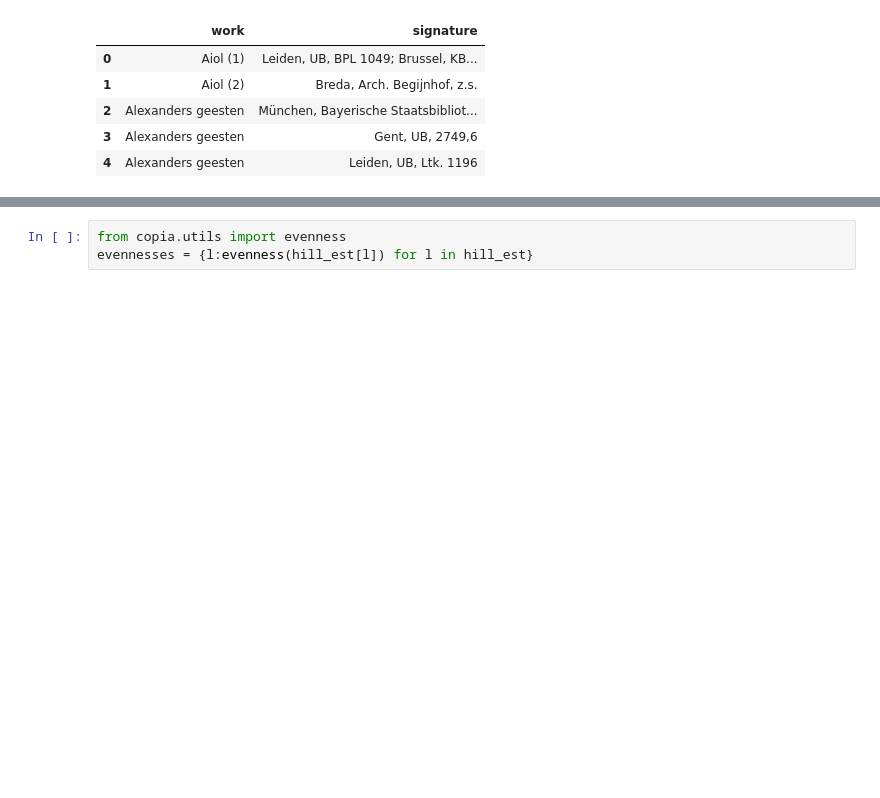
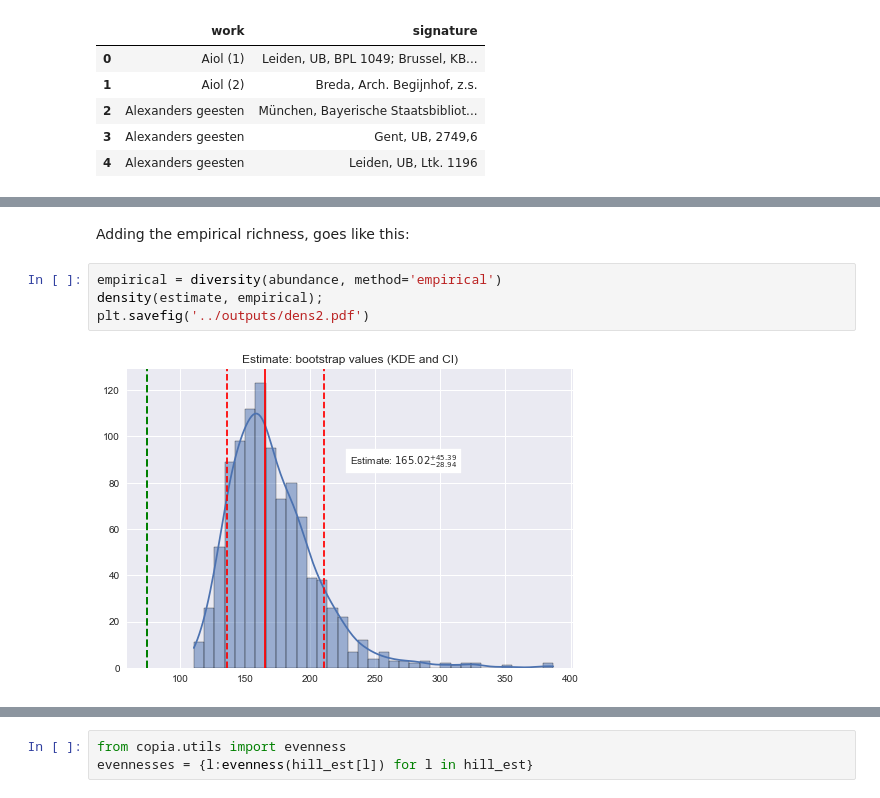
Before and after one commit to mikekestemont/copia, a Jupyter notebook: notebooks/quickstart.ipynb, the cells around one changed output, grey strips where cells are left out. Saved outputs shown, nothing was run; the diff lists cells and outputs as text; blank space fills up the shorter version.

```diff
--- a/notebooks/quickstart.ipynb
+++ b/notebooks/quickstart.ipynb
@@ -89,0 +234,8 @@ emp, est = hill_numbers(abundance)
+# %% [markdown]
+Adding the empirical richness, goes like this:
+# %%
+empirical = diversity(abundance, method='empirical')
+density(estimate, empirical);
+plt.savefig('../outputs/dens2.pdf')
+# %% [output]
+[figure, added]
```
Also changed, not shown: parts of 93 cells of this notebook.
